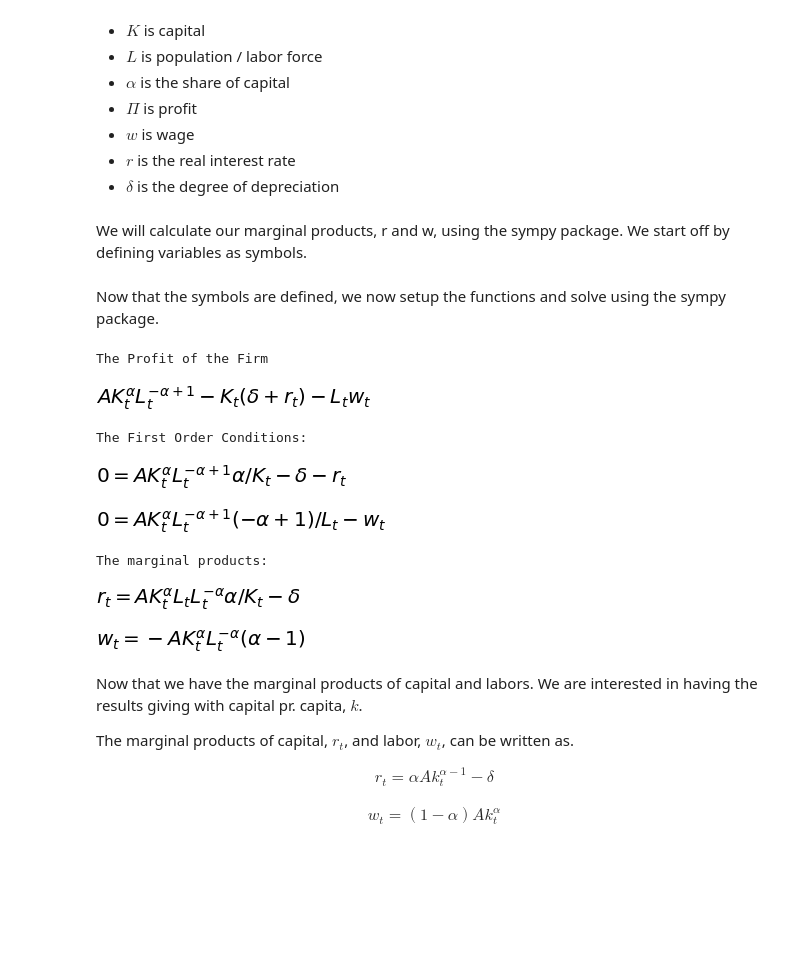
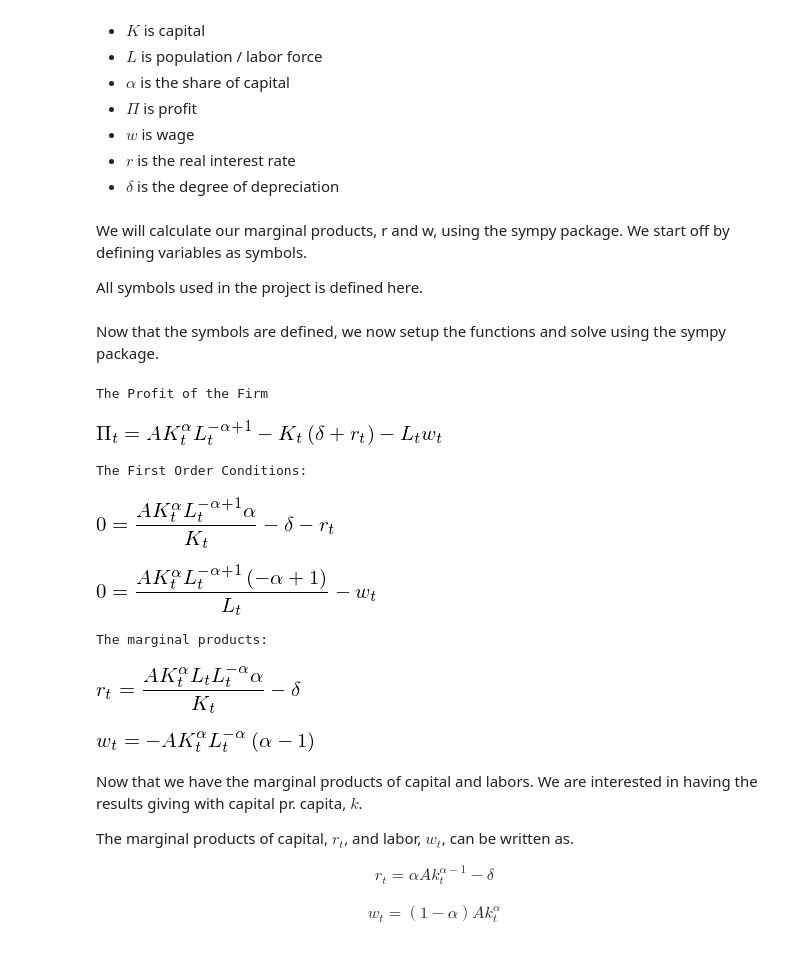
Before and after one commit to NumEconCopenhagen/projects-2019-nx31, a Jupyter notebook: modelproject/NX31_Model_Project.ipynb, the cells around one changed output. Saved outputs shown, nothing was run; the diff lists cells and outputs as text; code cells hidden in the pictures; blank space fills up the shorter version.

```diff
--- a/modelproject/NX31_Model_Project.ipynb
+++ b/modelproject/NX31_Model_Project.ipynb
@@ -100,6 +102,8 @@ The profit function is given by:
 - $\delta$ is the degree of depreciation
 # %% [markdown]
 We will calculate our marginal products, r and w,  using the sympy package. We start off by defining variables as symbols.
+
+All symbols used in the project is defined here.
 # %%
 # Defines variables for sympy
 K_t = sm.symbols('K_t')
@@ -112,10 +116,11 @@ w_t = sm.symbols('w_t')
 r_t = sm.symbols('r_t')
 n = sm.symbols('n')
 k_t = sm.symbols('k_t')
-Pi = sm.symbols('Pi')
+Pi = sm.symbols('Pi_t')
 
 s_t = sm.symbols('s_t')
 U_t = sm.symbols('U_t')
+U = sm.symbols('U_t')
 r_plus = sm.symbols('r_t+1')
 k = sm.symbols('k^*')
 
@@ -130,27 +135,27 @@ Now that the symbols are defined, we now setup the functions and solve using the
 # %%
 # Solves the firm problem and finds r and w
 print(f'The Profit of the Firm')
-Pi = A*(K_t**alpha)*(L_t**(1-alpha))-w_t*L_t-(r_t+delta)*K_t
-display(Pi)
+PI = A*(K_t**alpha)*(L_t**(1-alpha))-w_t*L_t-(r_t+delta)*K_t
+display(sm.Eq(Pi,PI))
 print(f'The First Order Conditions:')
-f1 = sm.diff(Pi,K_t)
-f2 = sm.diff(Pi,L_t)
+f1 = sm.diff(PI,K_t)
+f2 = sm.diff(PI,L_t)
 display(sm.Eq(0,f1))
 display(sm.Eq(0,f2))
 print(f'The marginal products:')
 f1solve = sm.solve(f1, r_t)[0]
 f2solve = sm.solve(f2, w_t)[0]
 display(sm.Eq(r_t,f1solve))
 display(sm.Eq(w_t,f2solve))
 # %% [output]
 The Profit of the Firm
-[figure, old version]
+[figure, new version]
 The First Order Conditions:
-[figure, old version]
+[figure, new version]
-[figure, old version]
+[figure, new version]
 The marginal products:
-[figure, old version]
+[figure, new version]
-[figure, old version]
+[figure, new version]
 # %% [markdown]
 Now that we have the marginal products of capital and labors. We are interested in having the results giving with capital pr. capita, $k$.
 
```
Also changed, not shown: parts of 20 cells of this notebook, 1 other file.
